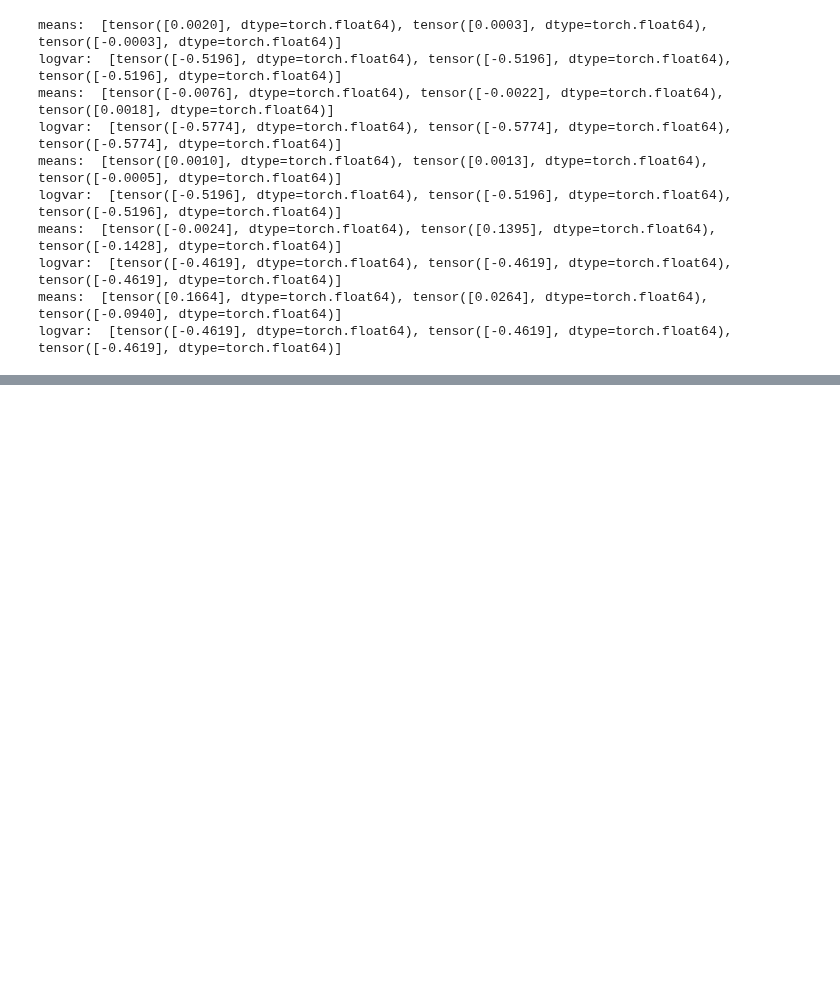
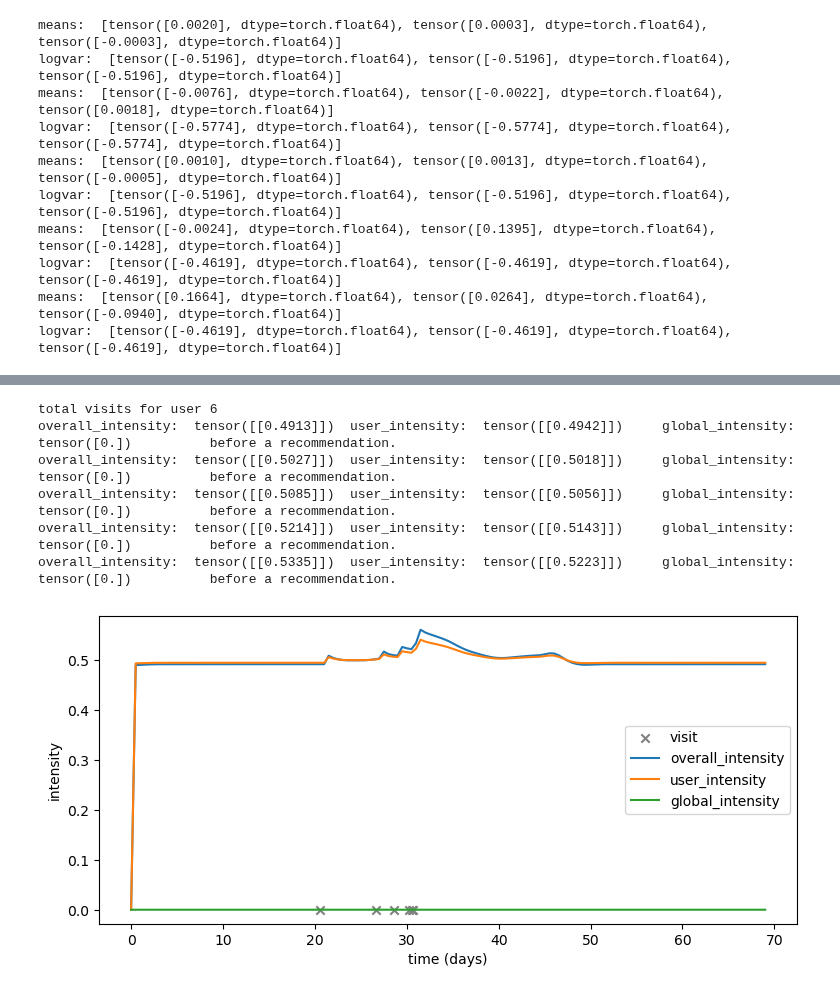
Before and after one commit to Thahit/Recommender_Sim, a Jupyter notebook: notebooks/explore_training.ipynb, the cells around one changed output, grey strips where cells are left out. Cells and saved outputs as stored; diff of their text form; code cells hidden in the pictures; blank space fills up the shorter version.

```diff
--- a/notebooks/explore_training.ipynb
+++ b/notebooks/explore_training.ipynb
@@ -245,0 +294,13 @@ torch.save({
+# %%
+# conditioned negative
+explore_models.plot_rnd_user_visits_new(state_size, max_time=max_time, dataset=dataloader.dataset,
+                    User_model = model, use_true_recommendations =True, num_classes = num_interaction_types,
+                        teacher_forcing =True, user_idx=2, conditioned=conditioned, increment=.5)
+# %% [output]
+total visits for user 6
+overall_intensity:  tensor([[0.4913]])  user_intensity:  tensor([[0.4942]])     global_intensity:  tensor([0.])          before a recommendation.
+overall_intensity:  tensor([[0.5027]])  user_intensity:  tensor([[0.5018]])     global_intensity:  tensor([0.])          before a recommendation.
+overall_intensity:  tensor([[0.5085]])  user_intensity:  tensor([[0.5056]])     global_intensity:  tensor([0.])          before a recommendation.
+overall_intensity:  tensor([[0.5214]])  user_intensity:  tensor([[0.5143]])     global_intensity:  tensor([0.])          before a recommendation.
+overall_intensity:  tensor([[0.5335]])  user_intensity:  tensor([[0.5223]])     global_intensity:  tensor([0.])          before a recommendation.
+[figure, added]
```
Also changed, not shown: parts of 25 cells of this notebook.
